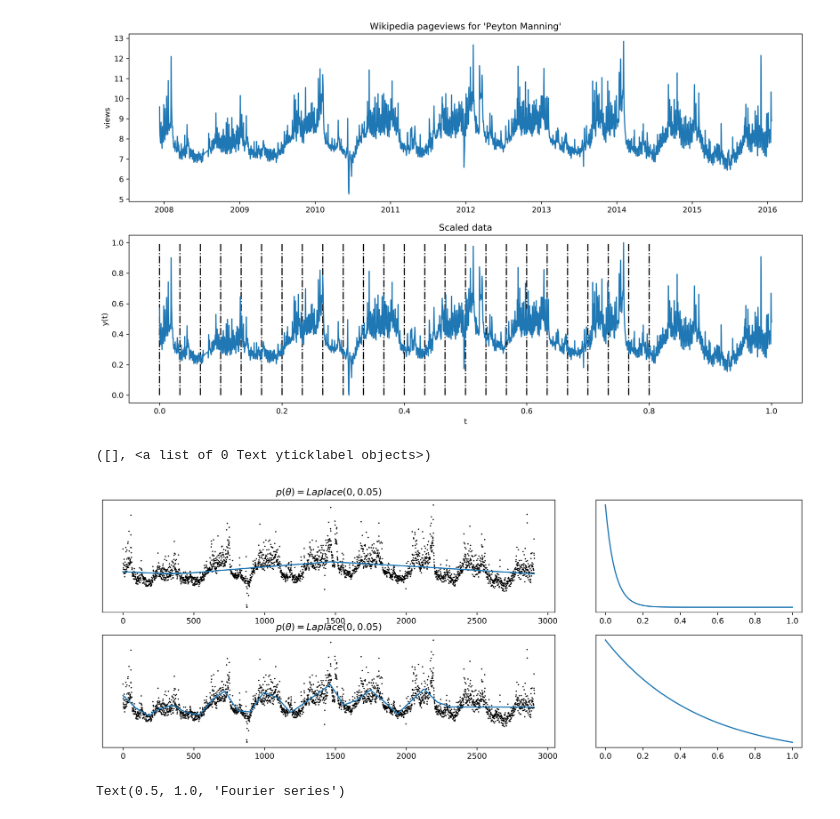
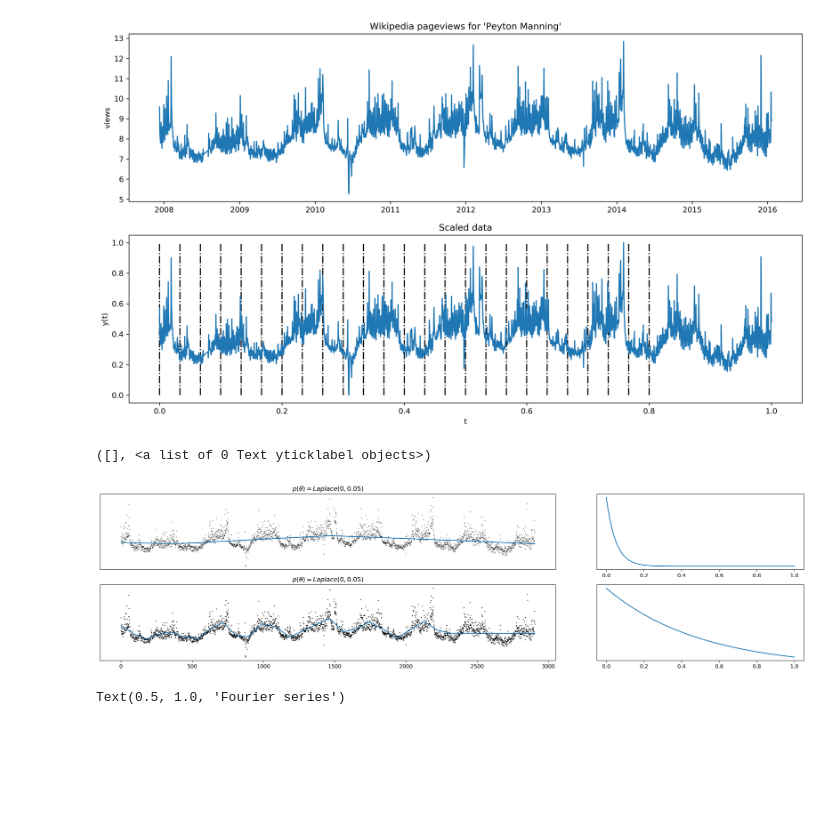
Before and after one commit to ritchie46/pydata-pymc3-prophet, a Jupyter notebook: notebooks/code-up.ipynb, the cells around one changed output. Drawn from its saved outputs; the diff is of its cells as text; code cells hidden in the pictures; blank space fills up the shorter version.

Commit message:
fourier series and trend plot

```diff
--- a/notebooks/code-up.ipynb
+++ b/notebooks/code-up.ipynb
@@ -129,31 +135,32 @@ g_2 = det_trend(aprox_2['k'], aprox_2['m'], aprox_2['delta'], df['t'], s, A) * (
 # %%
 x = np.linspace(0, 1, 100)
 # %%
-plt.figure(figsize=(16, 9), dpi=300)
+plt.figure(figsize=(24, 9), dpi=300)
 
 plt.subplot2grid((3, 3), (0, 0), colspan=2)
 plt.title('$p(\\theta) = Laplace(0, 0.05)$')
 plt.plot(g_1)
-plt.scatter(np.arange(df.shape[0]), df.y, s=0.5, color='black')
+plt.scatter(np.arange(df.shape[0]), df.y, s=0.5, color='black', alpha=0.5)
 plt.yticks([])
+plt.xticks([])
 
 plt.subplot2grid((3, 3), (0, 2))
 plt.plot(x, stats.laplace(0, 0.05).pdf(x))
 plt.yticks([])
 
 
 plt.subplot2grid((3, 3), (1, 0), colspan=2)
 plt.title('$p(\\theta) = Laplace(0, 0.05)$')
 plt.plot(g_2)
 plt.scatter(np.arange(df.shape[0]), df.y, s=0.5, color='black')
 plt.yticks([])
 
 plt.subplot2grid((3, 3), (1, 2))
 plt.plot(x, stats.laplace(0, 0.5).pdf(x))
 plt.yticks([])
 # %% [output]
 ([], <a list of 0 Text yticklabel objects>)
-[figure, old version]
+[figure, new version]
 # %%
 np.random.seed(6)
 def fourier_series(t, p, n):
```
Also changed, not shown: parts of 5 cells of this notebook, 3 other files.
